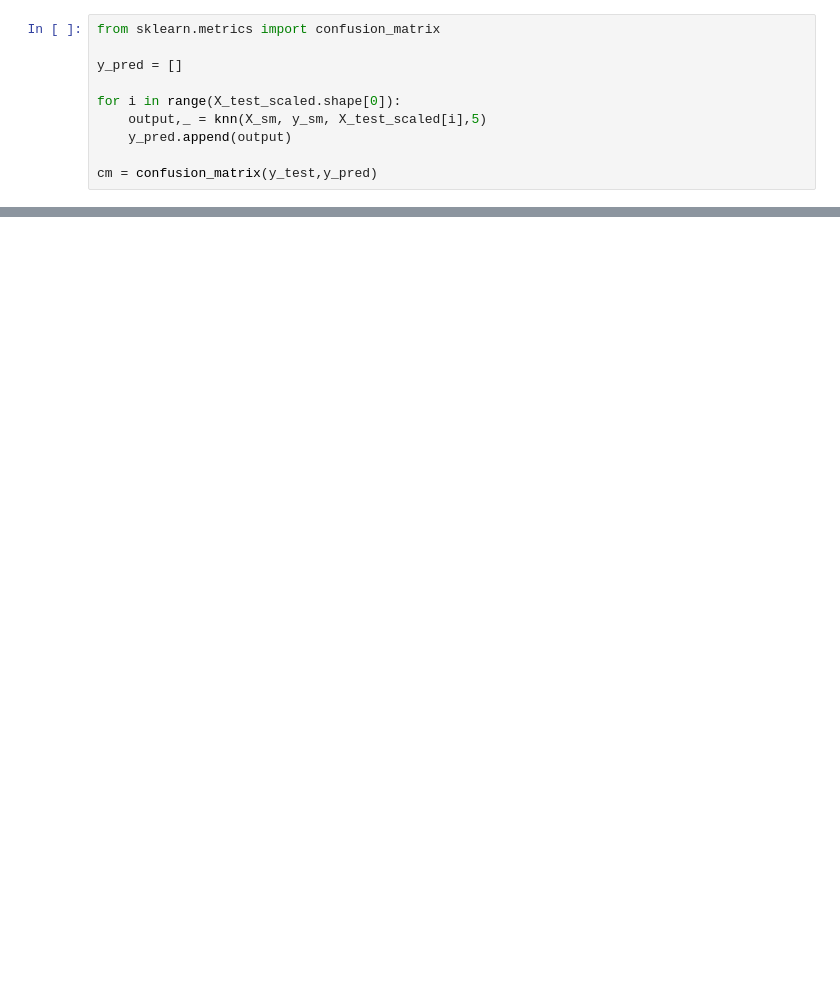
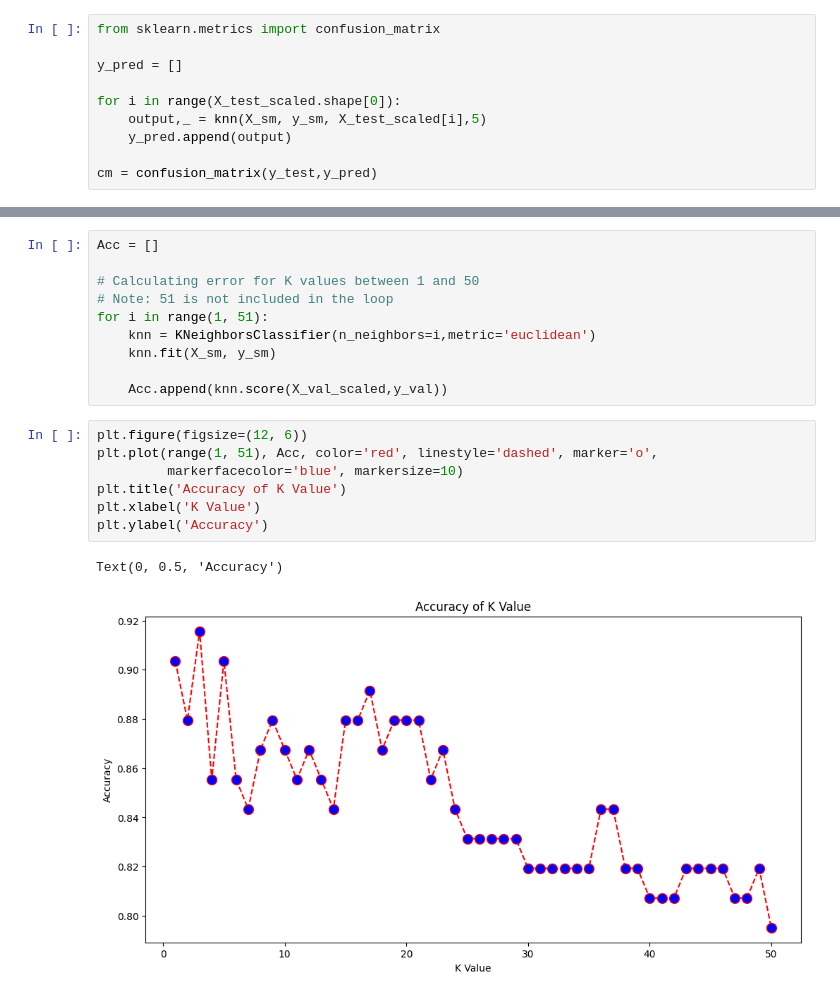
Before and after one commit to piyush1856/machine-learning-algorithms, a Jupyter notebook: 09_knn/knn_class_notes.ipynb, the cells around one changed output, grey strips where cells are left out. Cells and saved outputs as stored; diff of their text form; blank space fills up the shorter version.

```diff
--- a/09_knn/knn_class_notes.ipynb
+++ b/09_knn/knn_class_notes.ipynb
@@ -205,0 +307,20 @@ ConfusionMatrixDisplay(cm).plot()
+# %%
+Acc = []
+
+# Calculating error for K values between 1 and 50
+# Note: 51 is not included in the loop
+for i in range(1, 51):
+    knn = KNeighborsClassifier(n_neighbors=i,metric='euclidean')
+    knn.fit(X_sm, y_sm)
+
+    Acc.append(knn.score(X_val_scaled,y_val))
+# %%
+plt.figure(figsize=(12, 6))
+plt.plot(range(1, 51), Acc, color='red', linestyle='dashed', marker='o',
+         markerfacecolor='blue', markersize=10)
+plt.title('Accuracy of K Value')
+plt.xlabel('K Value')
+plt.ylabel('Accuracy')
+# %% [output]
+Text(0, 0.5, 'Accuracy')
+[figure, added]
```
Also changed, not shown: parts of 27 cells of this notebook.
